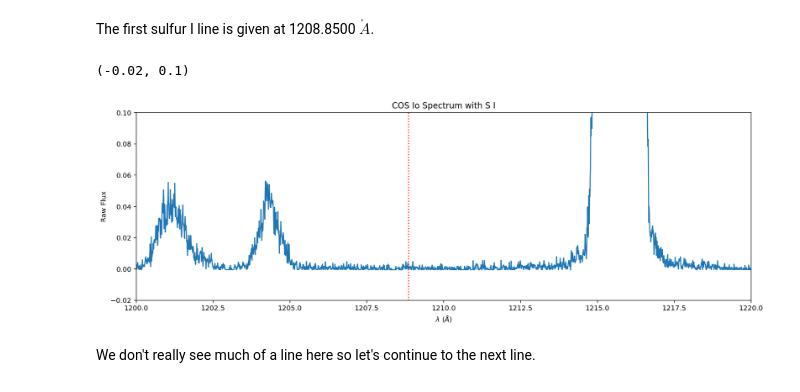
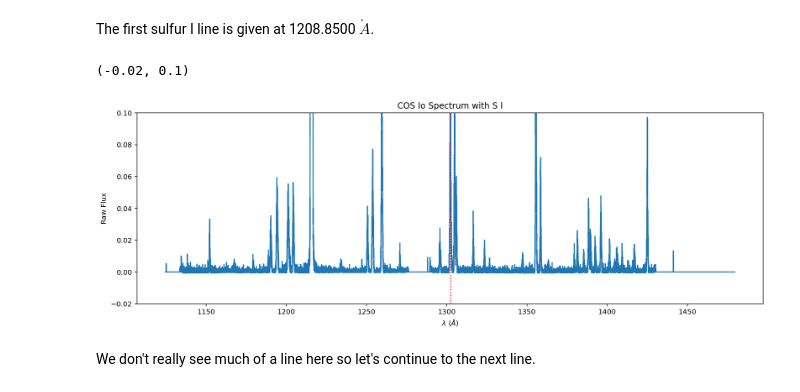
Before and after one commit to 18ganesha/io_brightness, a Jupyter notebook: notebooks/02_Gaussian_fitting_for_S_I.ipynb, the cells around one changed output. Cells and saved outputs as stored; diff of their text form; code cells hidden in the pictures.

```diff
--- a/notebooks/02_Gaussian_fitting_for_S_I.ipynb
+++ b/notebooks/02_Gaussian_fitting_for_S_I.ipynb
@@ -38,15 +38,15 @@ The first sulfur I line is given at 1208.8500 $\mathring A$.
 # %%
 plt.figure(figsize=(16, 5))
 plt.plot(evt_data['WAVELENGTH'].T, evt_data['FLUX'].T/10**-13) #make it columns instead of rows bc otherwise will be a blank plot
 plt.xlabel('$\lambda$ ($\AA$)');
 plt.ylabel('Raw Flux')
 plt.title("COS Io Spectrum with S I")
-plt.axvline(1208.8500, color = 'red', linestyle = 'dotted')
-plt.xlim(1200,1220)
+plt.axvline(1302.3370, color = 'red', linestyle = 'dotted')
+#plt.xlim(1200,1220)
 plt.ylim(-0.02,0.1)
 # %% [output]
 (-0.02, 0.1)
-[figure, old version]
+[figure, new version]
 # %% [markdown]
 We don't really see much of a line here so let's continue to the next line.
 # %%
```
Also changed, not shown: 1 other file.
